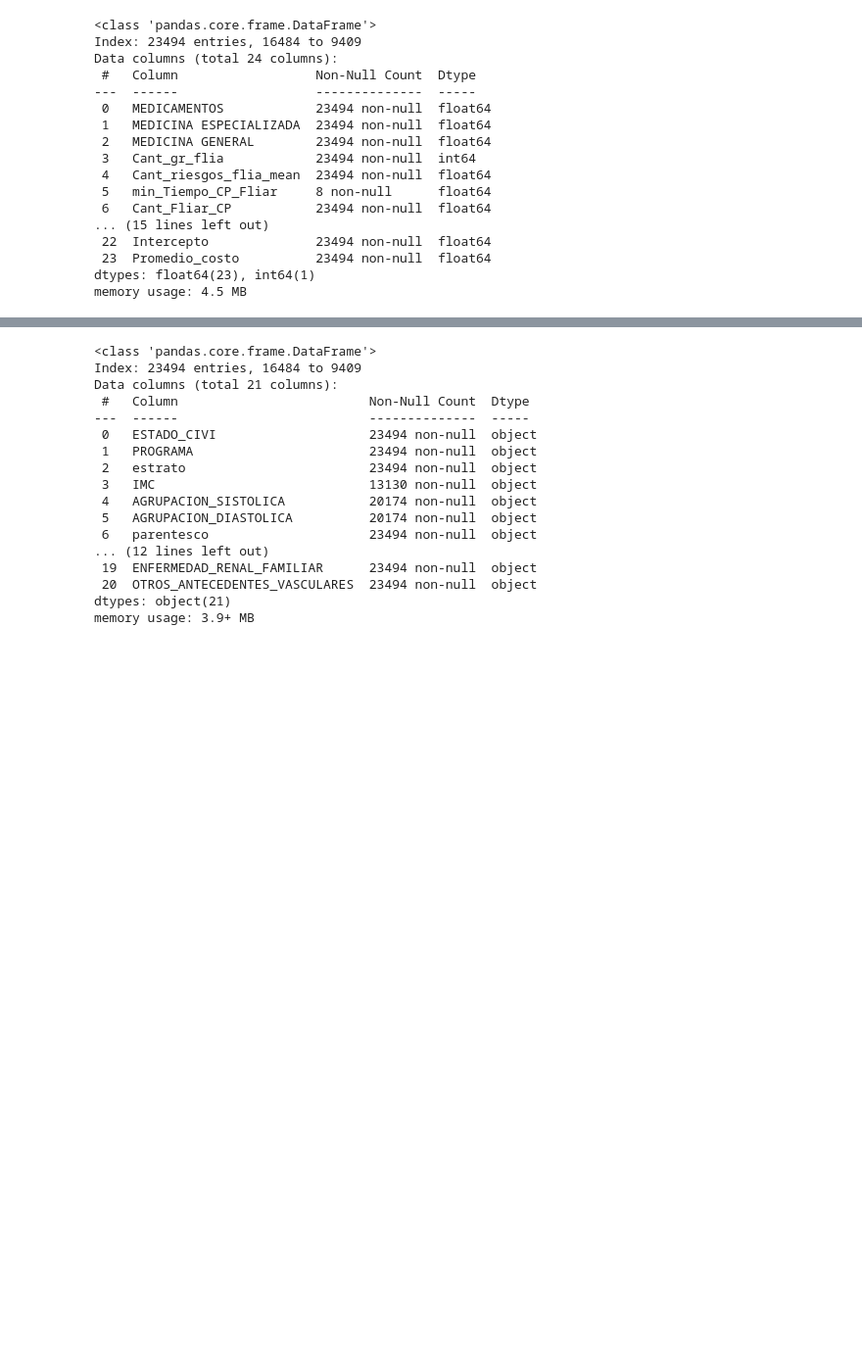
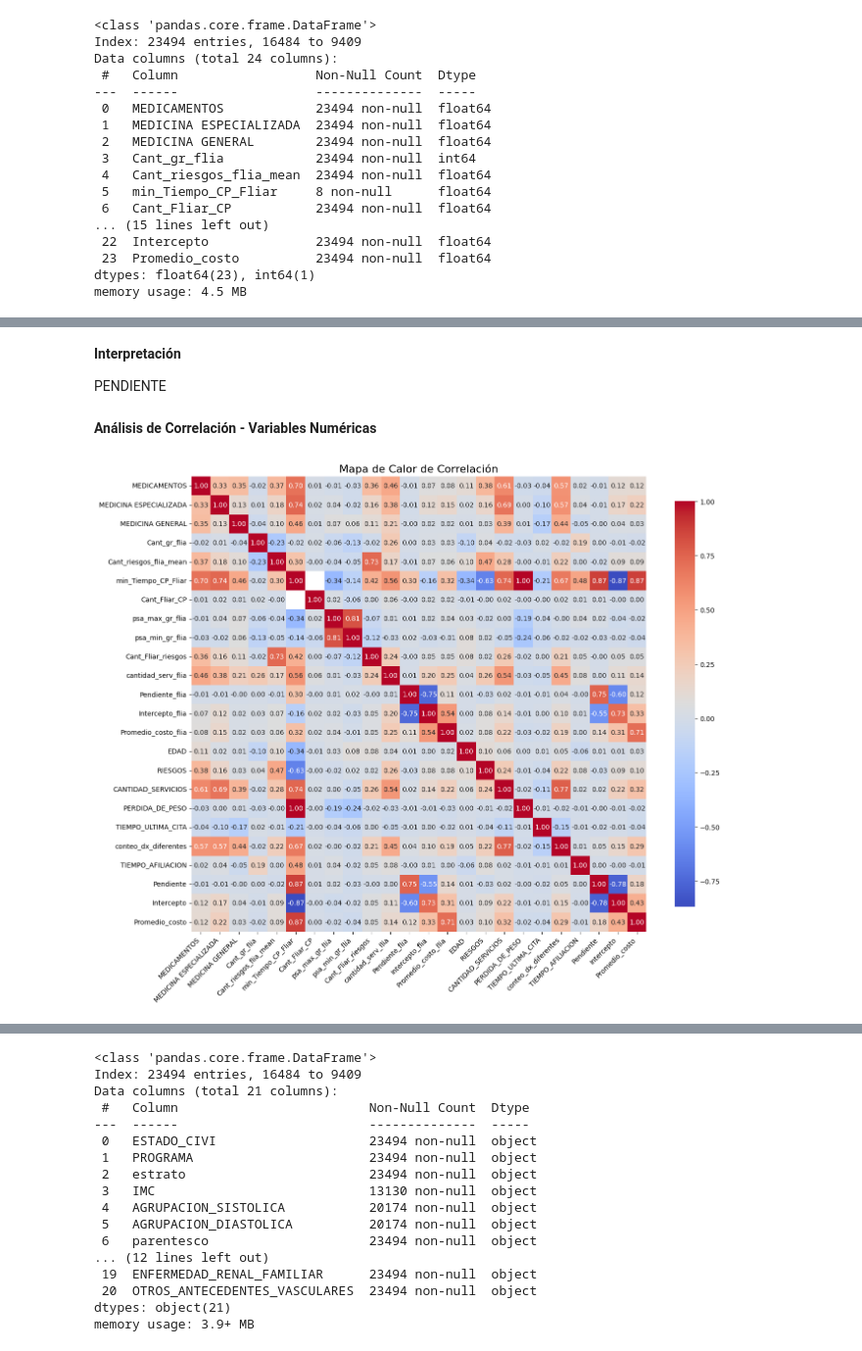
Before and after one commit to Daniel1martinez2/prostate_challenge_FDA, a Jupyter notebook: main.ipynb, the cells around one changed output, grey strips where cells are left out. Shown at 98% size. Drawn from its saved outputs; the diff is of its cells as text; code cells hidden in the pictures; blank space fills up the shorter version.

```diff
--- a/main.ipynb
+++ b/main.ipynb
@@ -91,0 +284,19 @@ DataFrame con variables numéricas:
+# %% [markdown]
+**Interpretación**
+
+PENDIENTE
+# %% [markdown]
+**Análisis de Correlación - Variables Numéricas**
+# %%
+plt.figure(figsize=(14, 12))
+sns.heatmap(df_numerico.corr(), annot=True, cmap='coolwarm', fmt='.2f', square=True, cbar_kws={"shrink": .8})
+
+
+plt.xticks(rotation=45, ha='right')
+plt.yticks(rotation=0)
+
+plt.title('Mapa de Calor de Correlación', fontsize=16)
+plt.tight_layout()
+plt.show()
+# %% [output]
+[figure, added]
```
Also changed, not shown: parts of 69 cells of this notebook.
